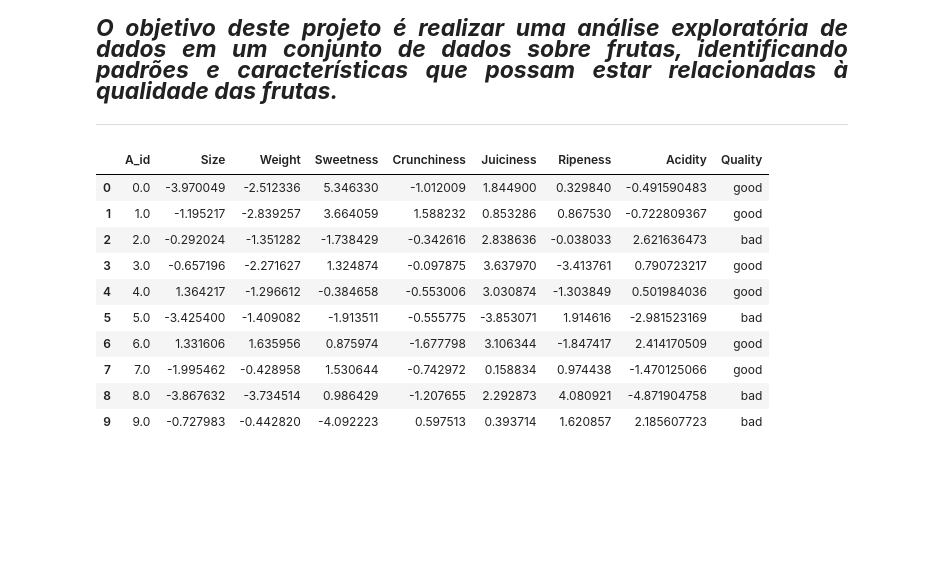
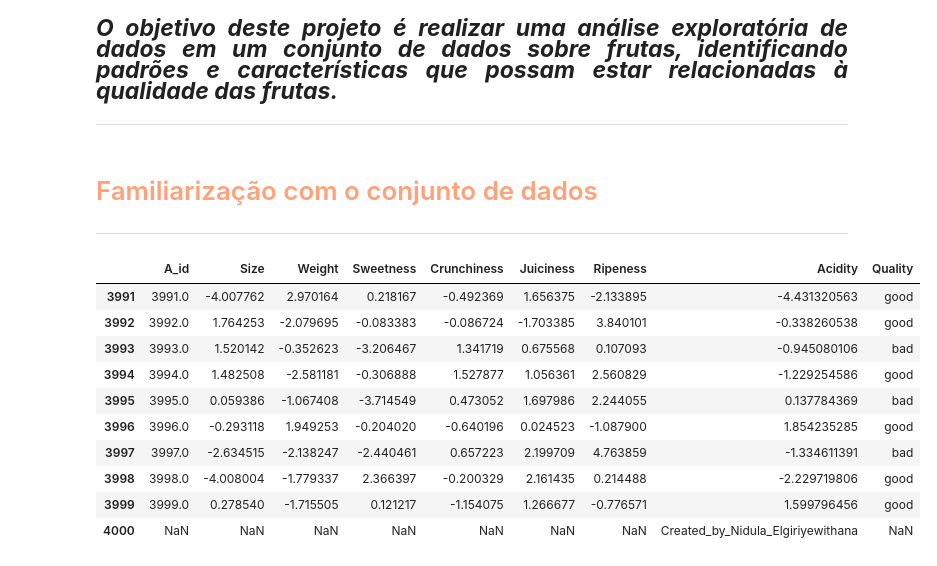
Before and after one commit to MiguelFreire-bit/Analise_de_Qualidade_de_Frutas, a Jupyter notebook: Análise de Qualidade de Frutas.ipynb, the cells around one changed output. Saved outputs shown, nothing was run; the diff lists cells and outputs as text; code cells hidden in the pictures; blank space fills up the shorter version.

```diff
--- a/Análise de Qualidade de Frutas.ipynb
+++ b/Análise de Qualidade de Frutas.ipynb
@@ -11,6 +11,9 @@
 </p>
 
 ---
+# %% [markdown]
+# <font color="#FFA17A" style="font-size: 30px;">Familiarização com o conjunto de dados</font>
+<hr style="border: 2px solid #FFA17A;">
 # %%
 # IMPORTANMDO BIBLIOTECAS
 
@@ -30,17 +33,17 @@ from statsmodels.tsa.arima.model import ARIMA
 # %%
 # Criação do Dataframe
 
 df = pd.read_csv("apple_quality.csv")
-df.head(10)
+df.tail(10)
 # %% [output]
 |  | A_id | Size | Weight | Sweetness | Crunchiness | Juiciness | Ripeness | Acidity | Quality |
-| 0 | 0.0 | -3.970049 | -2.512336 | 5.346330 | -1.012009 | 1.844900 | 0.329840 | -0.491590483 | good |
-| 1 | 1.0 | -1.195217 | -2.839257 | 3.664059 | 1.588232 | 0.853286 | 0.867530 | -0.722809367 | good |
-| 2 | 2.0 | -0.292024 | -1.351282 | -1.738429 | -0.342616 | 2.838636 | -0.038033 | 2.621636473 | bad |
-| 3 | 3.0 | -0.657196 | -2.271627 | 1.324874 | -0.097875 | 3.637970 | -3.413761 | 0.790723217 | good |
-| 4 | 4.0 | 1.364217 | -1.296612 | -0.384658 | -0.553006 | 3.030874 | -1.303849 | 0.501984036 | good |
-| 5 | 5.0 | -3.425400 | -1.409082 | -1.913511 | -0.555775 | -3.853071 | 1.914616 | -2.981523169 | bad |
-| 6 | 6.0 | 1.331606 | 1.635956 | 0.875974 | -1.677798 | 3.106344 | -1.847417 | 2.414170509 | good |
-| 7 | 7.0 | -1.995462 | -0.428958 | 1.530644 | -0.742972 | 0.158834 | 0.974438 | -1.470125066 | good |
-| 8 | 8.0 | -3.867632 | -3.734514 | 0.986429 | -1.207655 | 2.292873 | 4.080921 | -4.871904758 | bad |
-| 9 | 9.0 | -0.727983 | -0.442820 | -4.092223 | 0.597513 | 0.393714 | 1.620857 | 2.185607723 | bad |
+| 3991 | 3991.0 | -4.007762 | 2.970164 | 0.218167 | -0.492369 | 1.656375 | -2.133895 | -4.431320563 | good |
+| 3992 | 3992.0 | 1.764253 | -2.079695 | -0.083383 | -0.086724 | -1.703385 | 3.840101 | -0.338260538 | good |
+| 3993 | 3993.0 | 1.520142 | -0.352623 | -3.206467 | 1.341719 | 0.675568 | 0.107093 | -0.945080106 | bad |
+| 3994 | 3994.0 | 1.482508 | -2.581181 | -0.306888 | 1.527877 | 1.056361 | 2.560829 | -1.229254586 | good |
+| 3995 | 3995.0 | 0.059386 | -1.067408 | -3.714549 | 0.473052 | 1.697986 | 2.244055 | 0.137784369 | bad |
+| 3996 | 3996.0 | -0.293118 | 1.949253 | -0.204020 | -0.640196 | 0.024523 | -1.087900 | 1.854235285 | good |
+| 3997 | 3997.0 | -2.634515 | -2.138247 | -2.440461 | 0.657223 | 2.199709 | 4.763859 | -1.334611391 | bad |
+| 3998 | 3998.0 | -4.008004 | -1.779337 | 2.366397 | -0.200329 | 2.161435 | 0.214488 | -2.229719806 | good |
+| 3999 | 3999.0 | 0.278540 | -1.715505 | 0.121217 | -1.154075 | 1.266677 | -0.776571 | 1.599796456 | good |
+| 4000 | NaN | NaN | NaN | NaN | NaN | NaN | NaN | Created_by_Nidula_Elgiriyewithana | NaN |
```
Also changed, not shown: parts of 9 cells of this notebook.
